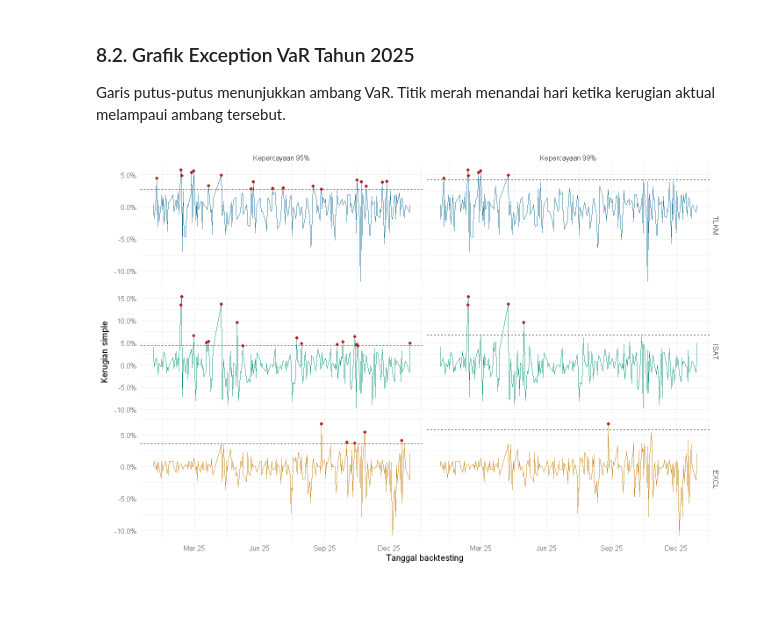
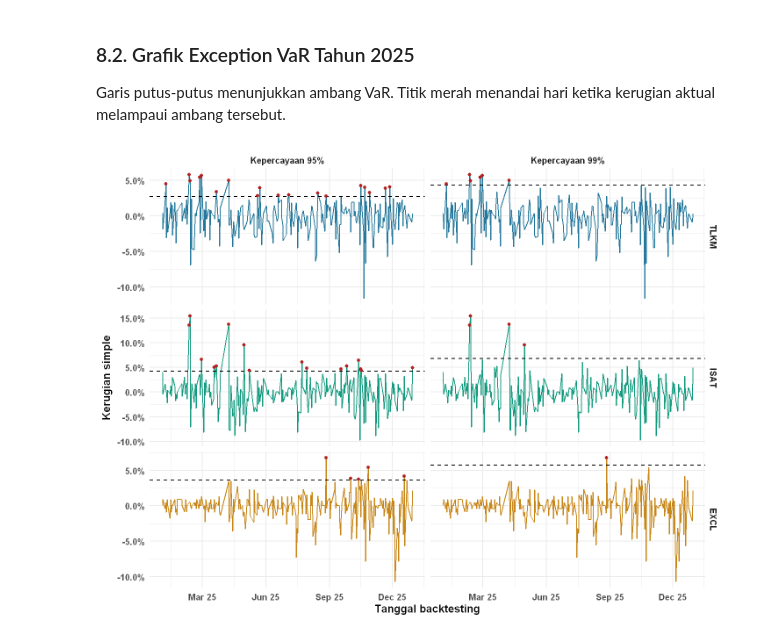
Before and after one commit to solonuansa/var-evt-block-maxima-saham-telekomunikasi, a Jupyter notebook: Analisis/Analisis_VaR_EVT_BM_TLKM_EXCL_ISAT_2019_2025_simple_return_R_revisi.ipynb, the cells around one changed output. Cells and saved outputs as stored; diff of their text form; code cells hidden in the pictures; blank space fills up the shorter version.

```diff
--- a/Analisis/Analisis_VaR_EVT_BM_TLKM_EXCL_ISAT_2019_2025_simple_return_R_revisi.ipynb
+++ b/Analisis/Analisis_VaR_EVT_BM_TLKM_EXCL_ISAT_2019_2025_simple_return_R_revisi.ipynb
@@ -8,17 +8,17 @@
 Pustaka R digunakan untuk mengambil data, membuat grafik, menghitung return, dan mengestimasi VaR.
 # %%
 suppressPackageStartupMessages({
-    library(quantmod)    # getSymbols, Ad, Vo, ROC
-    library(evd)         # fgev, qgev, pgev, rgev
-    library(extRemes)    # fevd (hanya untuk plot diagnostik)
-    library(moments)     # skewness, kurtosis, jarque.test
+    library(quantmod)
+    library(evd)
+    library(extRemes)
+    library(moments)
     library(ggplot2)
     library(dplyr)
     library(tidyr)
 })
 
-options(repr.plot.width = 12, repr.plot.height = 5, digits = 7)
-theme_set(theme_minimal(base_size = 12))
+options(repr.plot.width = 12, repr.plot.height = 5, digits = 5)
+theme_set(theme_minimal(base_size = 15) + theme(text = element_text(face = "bold")))
 
 long_series <- function(x) {
     data <- data.frame(Tanggal = as.Date(index(x)), coredata(x), check.names = FALSE)
@@ -735,15 +645,0 @@ VaR juga dihitung dengan blok 10 dan 21 observasi untuk melihat pengaruh panjang
-# %%
-block_sensitivity <- data.frame()
-for (size in c(5, 10, 21)) {
-    for (s in SAHAM) {
-        bm  <- block_maxima(as.numeric(kerugian_estimasi[, s]), size)
-        fit <- fit_gev(bm)
-        q   <- var_gev(fit$estimate, size, CONFIDENCE_LEVELS)
-        block_sensitivity <- rbind(block_sensitivity, data.frame(
-            Saham = s, Panjang_blok = size, Jumlah_blok = length(bm),
-            Kepercayaan = CONFIDENCE_LEVELS, VaR_persen = 100 * q,
-            check.names = FALSE
-        ))
-    }
-}
-block_sensitivity
@@ -777,5 +653,5 @@ Ketiga uji dihitung dengan paket R `tstests`. Tabel menampilkan NA jika paket ti
 # %%
-bt_tab <- data.frame()
+backtest_2025 <- data.frame()
 backtest_daily <- data.frame()
 tanggal_backtesting <- as.Date(index(kerugian_backtesting))
 jumlah_hari <- length(tanggal_backtesting)
@@ -789,7 +665,6 @@ for (i in seq_len(nrow(nilai_var))) {
     alpha <- 1 - level
 
     statistik <- p_value <- rep(NA_real_, 3)
-    # Paket memerlukan status 0 dan 1 pada kedua sisi tabel transisi.
     if (length(unique(head(exception, -1))) == 2 &&
         length(unique(tail(exception, -1))) == 2) {
         hasil <- withCallingHandlers(
@@ -808,7 +683,7 @@ for (i in seq_len(nrow(nilai_var))) {
         p_value <- hasil$p_value[1:3]
     }
 
-    bt_tab <- rbind(bt_tab, data.frame(
+    backtest_2025 <- rbind(backtest_2025, data.frame(
         Saham = saham, Level = level, N_backtesting = jumlah_hari,
         Exception = sum(exception), Expected = round(jumlah_hari * alpha, 1),
         Exception_Rate = round(mean(exception), 4),
@@ -823,5 +698,5 @@ for (i in seq_len(nrow(nilai_var))) {
         VaR_harian = ambang_var, Exception = exception
     ))
 }
-bt_tab
+backtest_2025
 # %% [output]
@@ -839,22 +714,22 @@ A data.frame: 6 × 13
 
 Garis putus-putus menunjukkan ambang VaR. Titik merah menandai hari ketika kerugian aktual melampaui ambang tersebut.
 # %%
-options(repr.plot.height = 8)
+options(repr.plot.height = 9)
 
 plot_daily <- mutate(
     backtest_daily,
     Saham = factor(Saham, levels = SAHAM),
     Tingkat = paste0("Kepercayaan ", 100 * Kepercayaan, "%")
 )
 thresholds <- distinct(plot_daily, Saham, Tingkat, VaR_harian)
 ggplot(plot_daily, aes(Tanggal, Kerugian, color = Saham)) +
-    geom_line(linewidth = 0.35) +
+    geom_line(linewidth = 0.65) +
     geom_hline(data = thresholds, aes(yintercept = VaR_harian),
-               color = "black", linetype = "dashed") +
-    geom_point(data = filter(plot_daily, Exception == 1), color = "firebrick", size = 1.6) +
+               color = "black", linetype = "dashed", linewidth = 0.8) +
+    geom_point(data = filter(plot_daily, Exception == 1), color = "firebrick", size = 2) +
     facet_grid(Saham ~ Tingkat, scales = "free_y") + scale_color_manual(values = COLORS) +
     scale_y_continuous(labels = percent) +
     scale_x_date(date_breaks = "3 months", date_labels = "%b %y") +
     labs(x = "Tanggal backtesting", y = "Kerugian simple") + theme(legend.position = "none")
 # %% [output]
-[figure, old version]
+[figure, new version]
```
Also changed, not shown: parts of 45 cells of this notebook, 9 other files.
